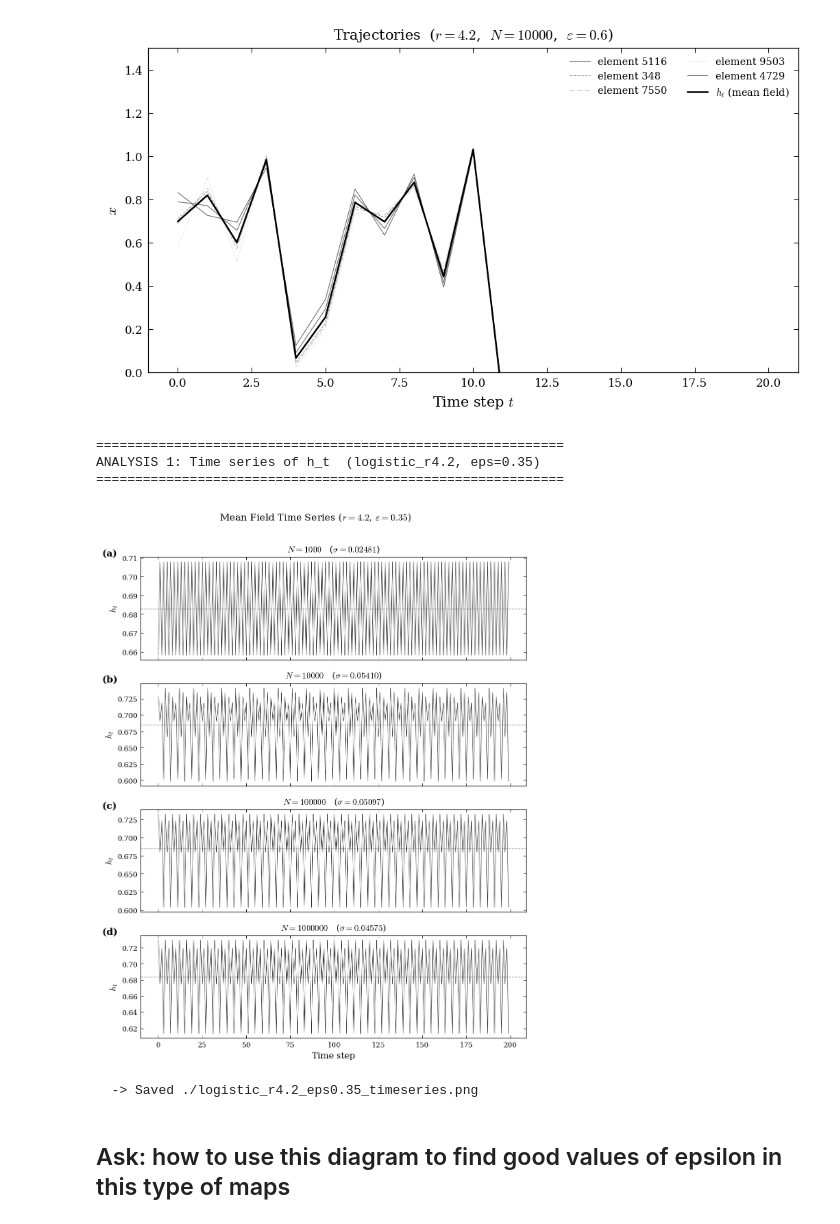
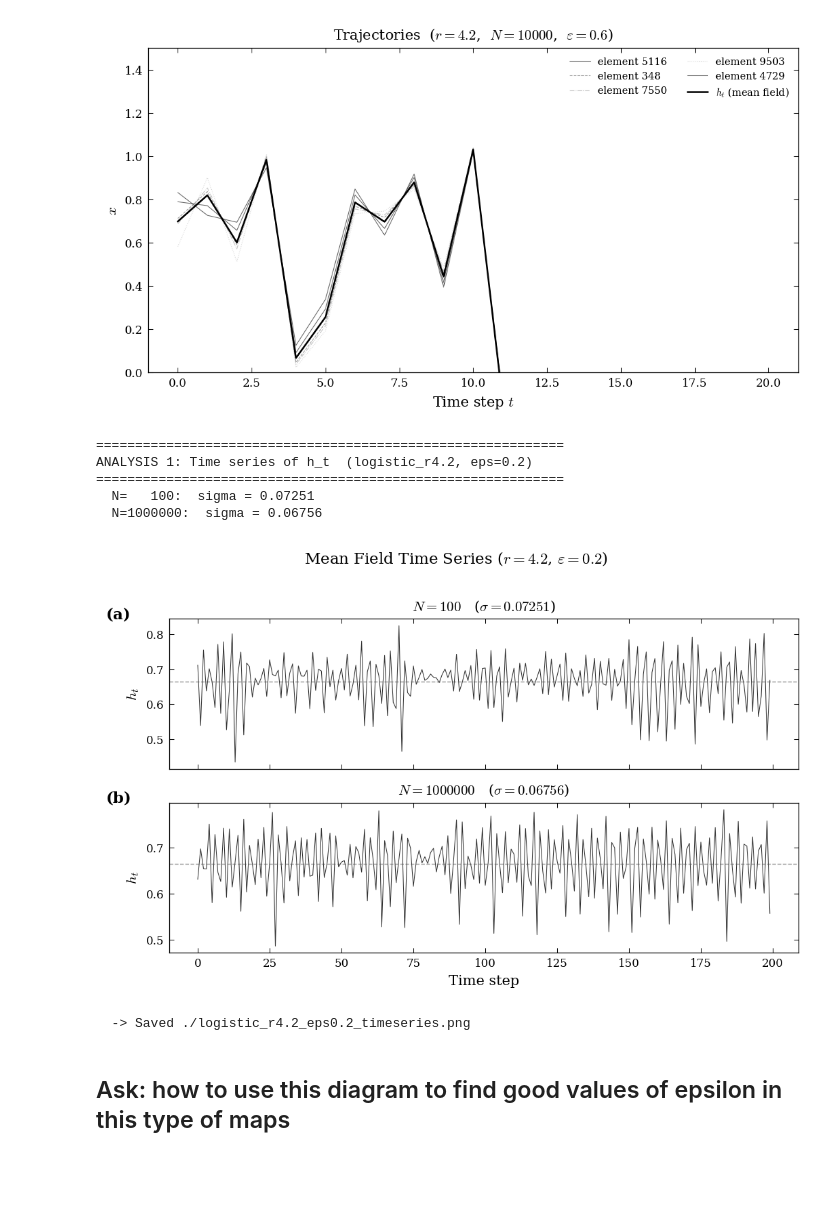
Before and after one commit to DaNameless/sophrosyne, a Jupyter notebook: code/notebooks/logistic.ipynb, the cells around one changed output. Saved outputs shown, nothing was run; the diff lists cells and outputs as text; code cells hidden in the pictures; blank space fills up the shorter version.

```diff
--- a/code/notebooks/logistic.ipynb
+++ b/code/notebooks/logistic.ipynb
@@ -25,13 +25,15 @@ sys.plot_trajectories(10000, eps=0.6, n_show=5, T_total=150, T_transient=0, save
 # %% [output]
 [figure]
 # %%
-sys.analysis_timeseries(eps=0.35, N_values=[1000, 10000, 100000, 1000000])
+res_h =sys.analysis_timeseries(eps=0.2, N_values=[100, 1000000], T_transient=1000)
 # %% [output]
 ============================================================
-ANALYSIS 1: Time series of h_t  (logistic_r4.2, eps=0.35)
+ANALYSIS 1: Time series of h_t  (logistic_r4.2, eps=0.2)
 ============================================================
+  N=   100:  sigma = 0.07251
+  N=1000000:  sigma = 0.06756
-[figure, old version]
+[figure, new version]
-  -> Saved ./logistic_r4.2_eps0.35_timeseries.png
+  -> Saved ./logistic_r4.2_eps0.2_timeseries.png
 # %% [markdown]
 ## Ask: how to use this diagram to find good values of epsilon in this type of maps
 # %%
```
Also changed, not shown: 4 other files.
